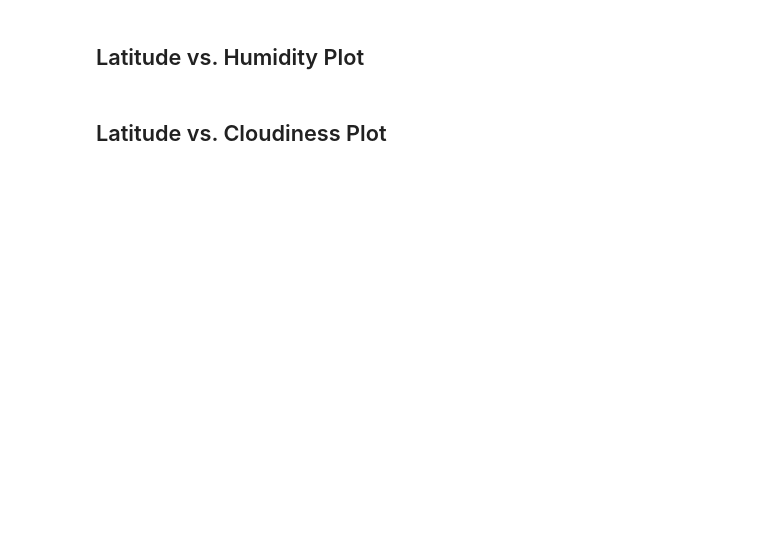
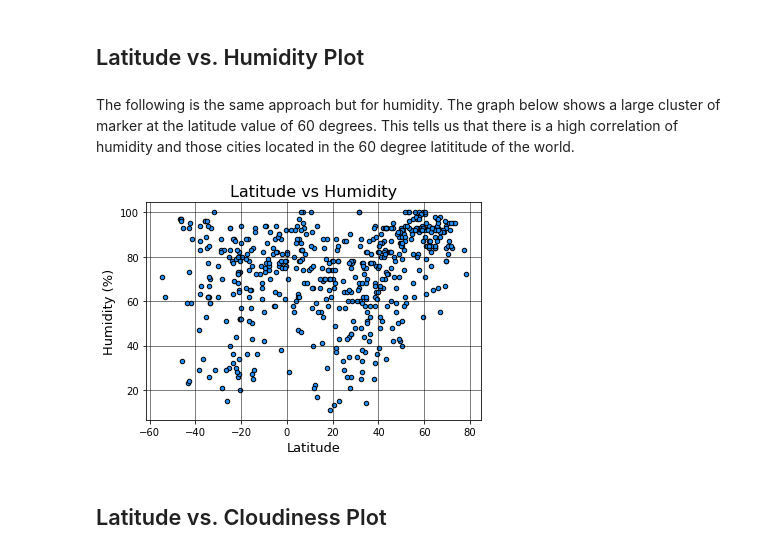
Before and after one commit to sjrojanooo/python-api-challenge, a Jupyter notebook: WeatherPy.ipynb, the cells around one changed output. Cells and saved outputs as stored; diff of their text form; code cells hidden in the pictures; blank space fills up the shorter version.

```diff
--- a/WeatherPy.ipynb
+++ b/WeatherPy.ipynb
@@ -234,4 +368,24 @@ Skip this step if there are no cities that have humidity > 100%.
 # %% [markdown]
 ## Latitude vs. Humidity Plot
+# %% [markdown]
+The following is the same approach but for humidity. The graph below shows a large cluster of marker at the latitude
+value of 60 degrees. This tells us that there is a high correlation of humidity and those cities located in the 60 degree
+latititude of the world.
+# %%
+#using the subplot function from matplot lib
+#From my understanding it give me more freedom
+fig, ax = plt.subplots()
+
+ax.set_title('Latitude vs Humidity',fontsize=16,loc='center',)
+
+city_df.plot(kind='scatter',x='Latitude',y='Humidity',c='dodgerblue',edgecolor='black',ax=ax)
+
+ax.set_xlabel('Latitude',fontsize=13)
+
+ax.set_ylabel('Humidity (%)',fontsize=13)
+
+ax.grid(linestyle='-',linewidth='0.5',color='black')
+# %% [output]
+[figure, added]
 # %% [markdown]
 ## Latitude vs. Cloudiness Plot
```
Also changed, not shown: parts of 19 cells of this notebook.
